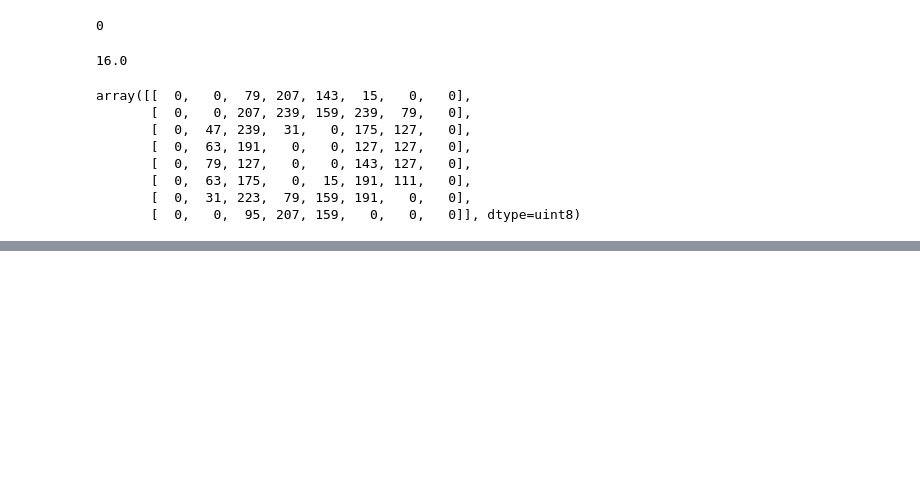
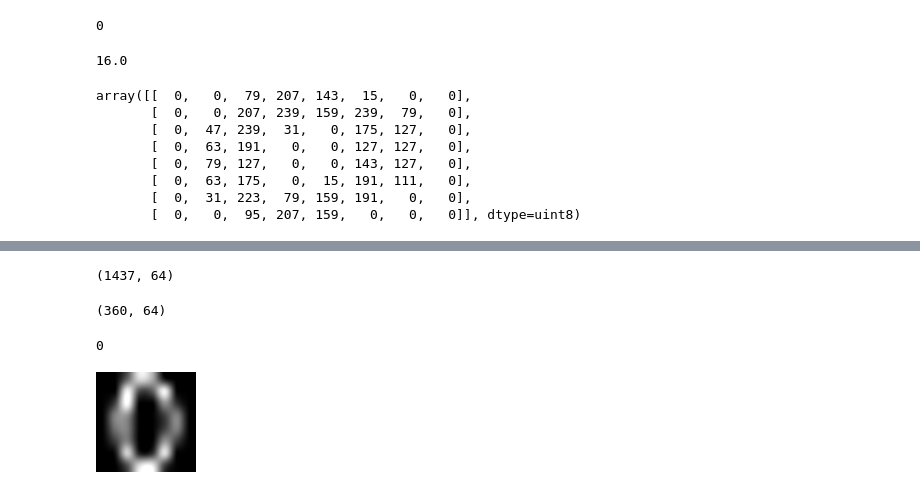
Before and after one commit to NickMattiss/ai-ml-principles-exercises, a Jupyter notebook: ovning1_ai_ml.ipynb, the cells around one changed output, grey strips where cells are left out. Cells and saved outputs as stored; diff of their text form; code cells hidden in the pictures; blank space fills up the shorter version.

```diff
--- a/ovning1_ai_ml.ipynb
+++ b/ovning1_ai_ml.ipynb
@@ -68,0 +83,17 @@ Image.fromarray((data.images[i] / 16 * 255).astype(np.uint8), "L").resize((100,
+# %%
+flat_dataset = data.images.reshape(len(data.images), -1)
+x_train, x_test, y_train, y_test = train_test_split(flat_dataset, data.target, train_size=0.8) # 0.8 = 8% of data in training set
+# %%
+x_train.shape
+# %% [output]
+(1437, 64)
+# %%
+x_test.shape
+# %% [output]
+(360, 64)
+# %%
+print(y_train[100])
+Image.fromarray((x_train[100].reshape(8,8) / 16 * 255).astype(np.uint8), "L").resize((100,100))
+# %% [output]
+0
+[figure, added]
```
Also changed, not shown: parts of 15 cells of this notebook.
